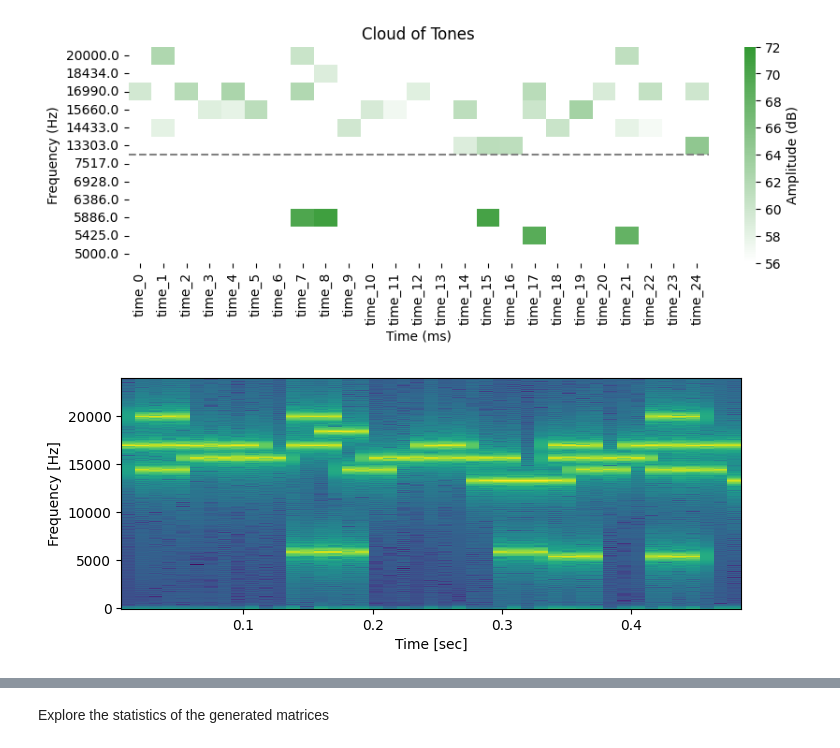
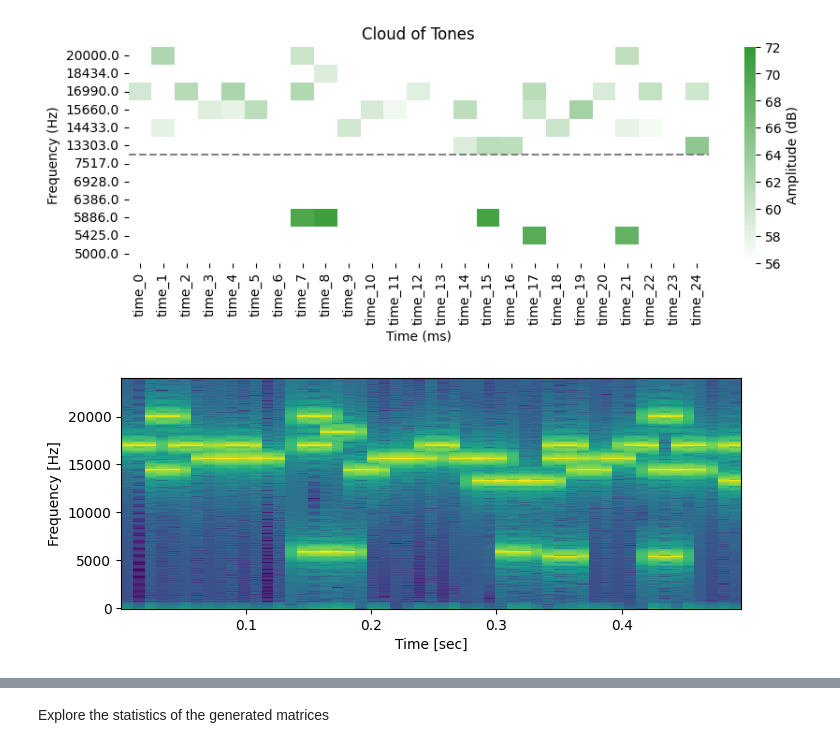
Before and after one commit to LearningCircuitsLab/auditory-task-python, a Jupyter notebook: sound_stimuli_analysis.ipynb, the cells around one changed output, grey strips where cells are left out. Saved outputs shown, nothing was run; the diff lists cells and outputs as text; code cells hidden in the pictures.

```diff
--- a/sound_stimuli_analysis.ipynb
+++ b/sound_stimuli_analysis.ipynb
@@ -60,14 +63,14 @@ plt.show()
 [figure]
 # %%
 # plot a spectrogram
-f, t, Sxx = spectrogram(cot, sound_properties["sample_rate"], nperseg=1024, noverlap=512)
+f, t, Sxx = spectrogram(cot, sound_properties["sample_rate"], nperseg=512)
 plt.figure(figsize=(8, 3))
 plt.pcolormesh(t, f, 10 * np.log10(Sxx))
 plt.ylabel("Frequency [Hz]")
 plt.xlabel("Time [sec]")
 plt.show()
 # %% [output]
-[figure, old version]
+[figure, new version]
 # %%
 sound_matrices ={"high_tones": high_mat, "low_tones": low_mat}
 get_sound_stats(sound_matrices)
```
Also changed, not shown: parts of 6 cells of this notebook, 3 other files.
